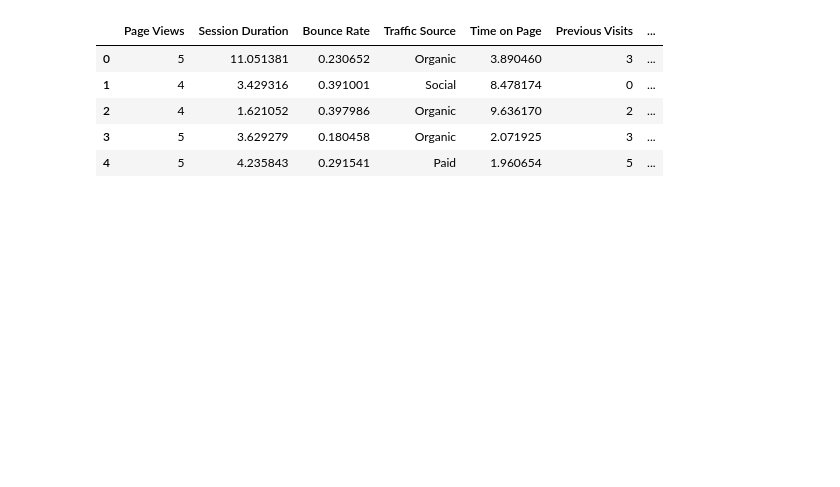
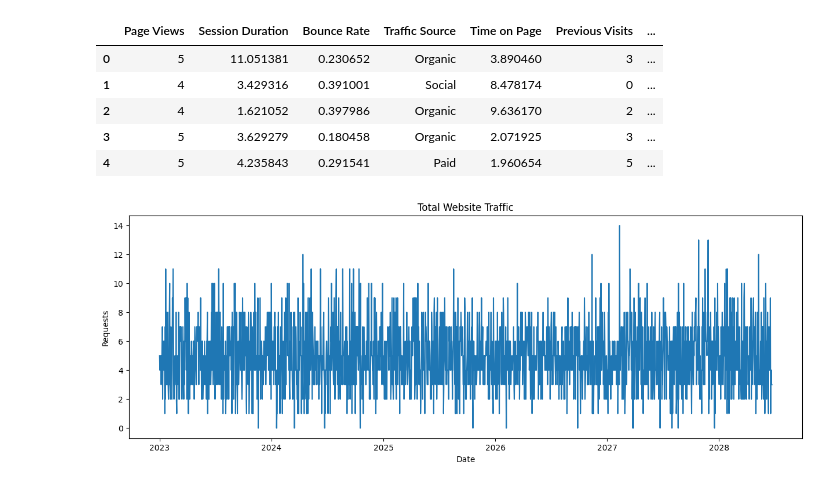
Before and after one commit to bananaEntrepreneur/LoadForecasting, a Jupyter notebook: research.ipynb, the cells around one changed output. Drawn from its saved outputs; the diff is of its cells as text; code cells hidden in the pictures; blank space fills up the shorter version.

```diff
--- a/research.ipynb
+++ b/research.ipynb
@@ -14,3 +19,18 @@ df.head()
 | 2 | 4 | 1.621052 | 0.397986 | Organic | 9.636170 | 2 | ... |
 | 3 | 5 | 3.629279 | 0.180458 | Organic | 2.071925 | 3 | ... |
 | 4 | 5 | 4.235843 | 0.291541 | Paid | 1.960654 | 5 | ... |
+# %%
+ts = pd.DataFrame()
+ts["traffic"] = df["Page Views"]
+ts["date"] = pd.to_datetime(pd.date_range(start="2023-01-01", periods=len(df)))
+daily = ts.groupby("date")["traffic"].sum().reset_index()
+daily = daily.sort_values("date")
+# %%
+plt.figure(figsize=(15,5))
+plt.plot(daily["date"], daily["traffic"])
+plt.title("Total Website Traffic")
+plt.xlabel("Date")
+plt.ylabel("Requests")
+plt.show()
+# %% [output]
+[figure, added]
```
Also changed, not shown: parts of 8 cells of this notebook.
